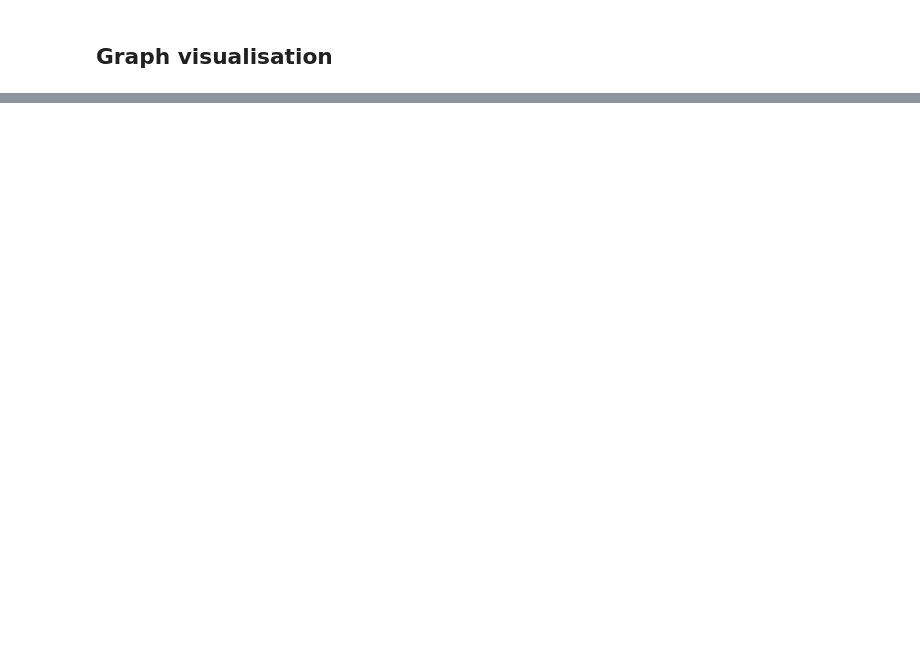
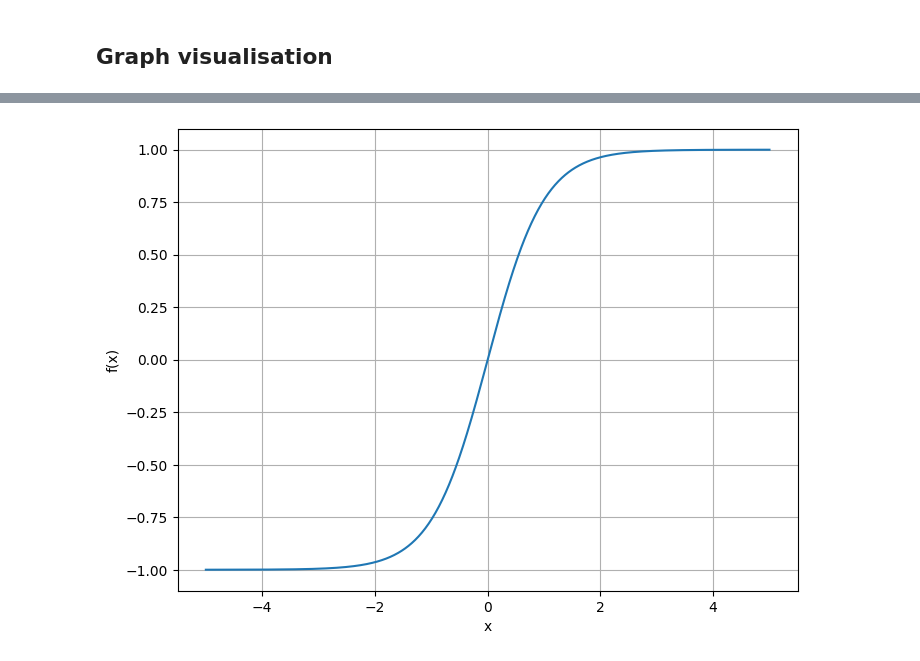
Before and after one commit to sohammistri/micrograd, a Jupyter notebook: micrograd-demo.ipynb, the cells around one changed output, grey strips where cells are left out. Saved outputs shown, nothing was run; the diff lists cells and outputs as text; code cells hidden in the pictures; blank space fills up the shorter version.

```diff
--- a/micrograd-demo.ipynb
+++ b/micrograd-demo.ipynb
@@ -176,0 +306,4 @@ ExecutableNotFound: failed to execute WindowsPath('dot'), make sure the Graphviz
+# %%
+plot_function(np.tanh)
+# %% [output]
+[figure, added]
```
Also changed, not shown: parts of 36 cells of this notebook, 1 other file.
